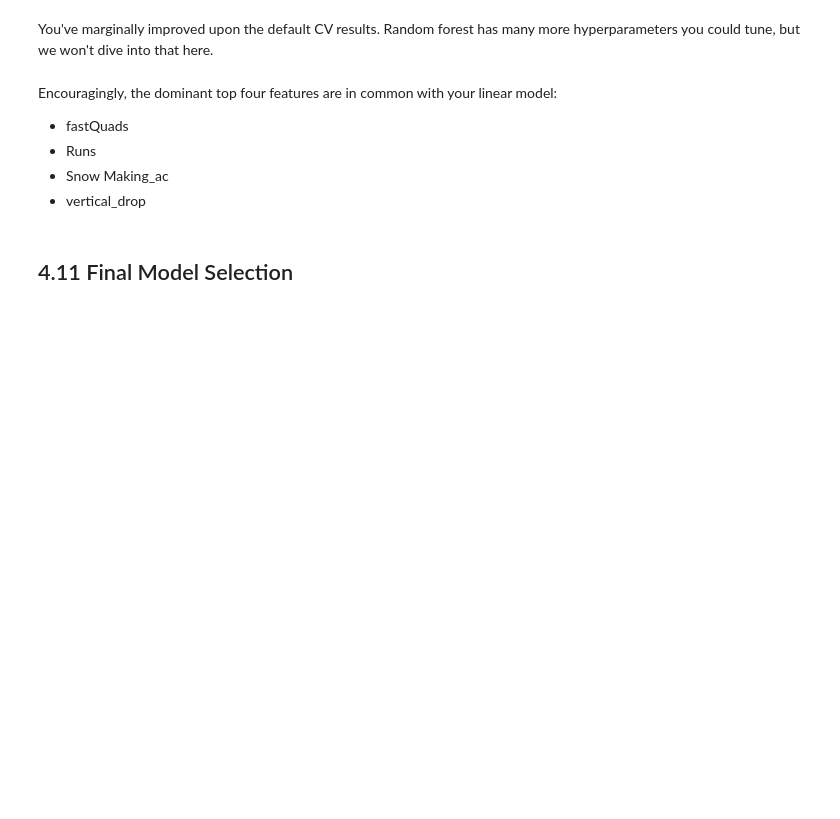
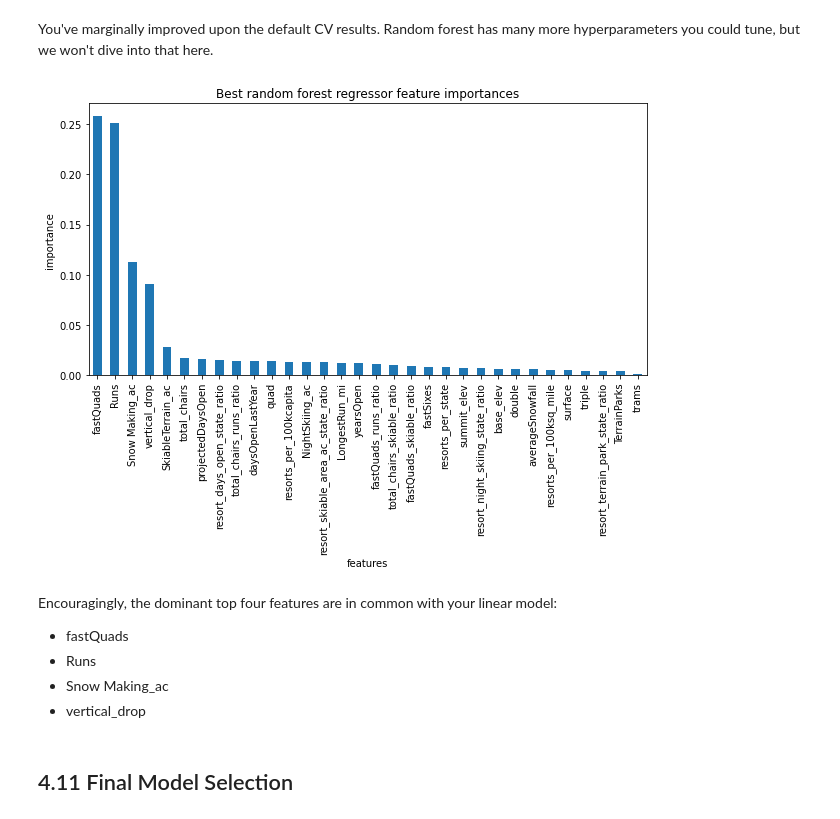
Before and after one commit to Hillary577/DataScienceGuidedCapstone, a Jupyter notebook: Notebooks/HL_04_preprocessing_and_training.ipynb, the cells around one changed output. Drawn from its saved outputs; the diff is of its cells as text; code cells hidden in the pictures; blank space fills up the shorter version.

```diff
--- a/Notebooks/HL_04_preprocessing_and_training.ipynb
+++ b/Notebooks/HL_04_preprocessing_and_training.ipynb
@@ -1005,17 +1030,19 @@ You've marginally improved upon the default CV results. Random forest has many m
 # %%
 #Code task 27#
 #Plot a barplot of the random forest's feature importances,
 #assigning the `feature_importances_` attribute of
 #`rf_grid_cv.best_estimator_.named_steps.randomforestregressor` to the name `imps` to then
 #create a pandas Series object of the feature importances, with the index given by the
 #training data column names, sorting the values in descending order
 plt.subplots(figsize=(10, 5))
-imps = rf_grid_cv.best_estimator_.named_steps.randomforestregressor.___
-rf_feat_imps = pd.Series(___, index=X_train.columns).sort_values(ascending=False)
+imps = rf_grid_cv.best_estimator_.named_steps.randomforestregressor.feature_importances_
+rf_feat_imps = pd.Series(imps, index=X_train.columns).sort_values(ascending=False)
 rf_feat_imps.plot(kind='bar')
 plt.xlabel('features')
 plt.ylabel('importance')
 plt.title('Best random forest regressor feature importances');
+# %% [output]
+[figure, added]
 # %% [markdown]
 Encouragingly, the dominant top four features are in common with your linear model:
 * fastQuads
```
Also changed, not shown: parts of 9 cells of this notebook, 1 other file.
